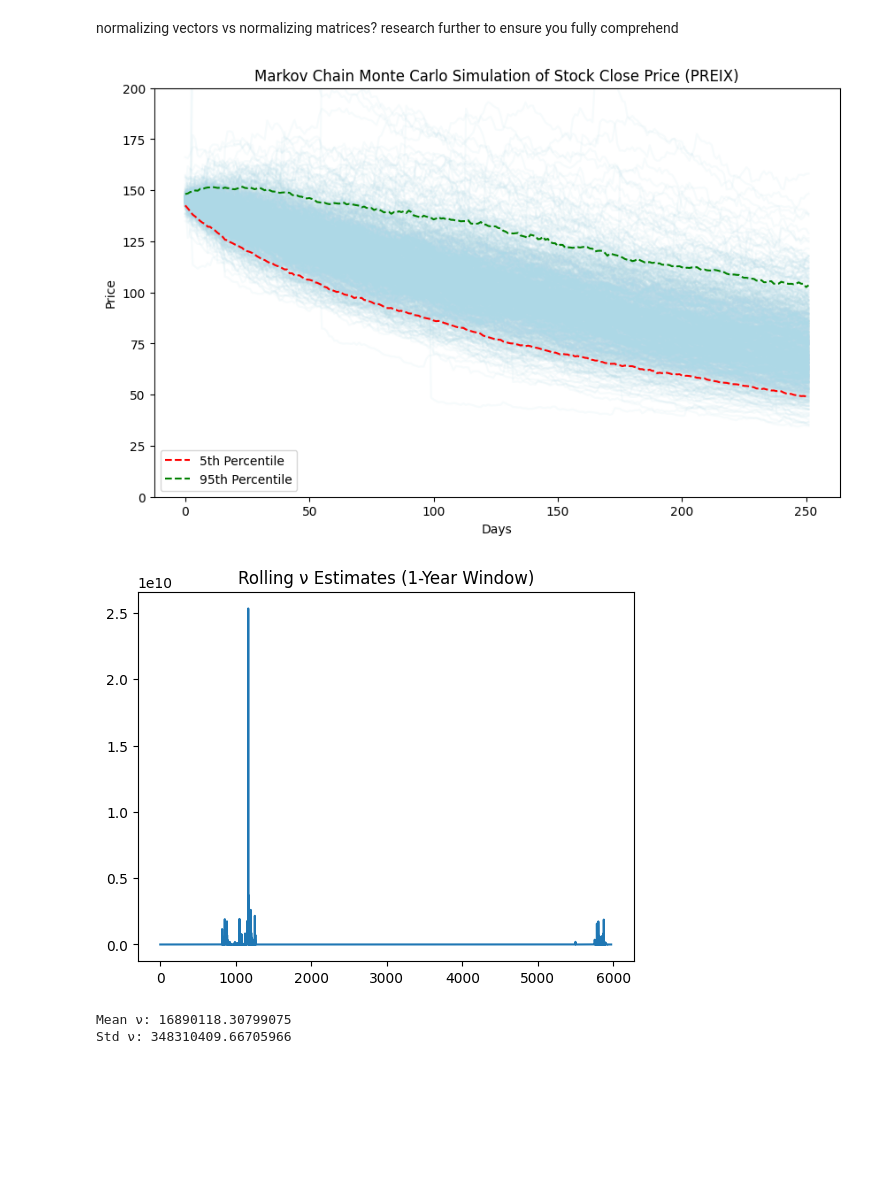
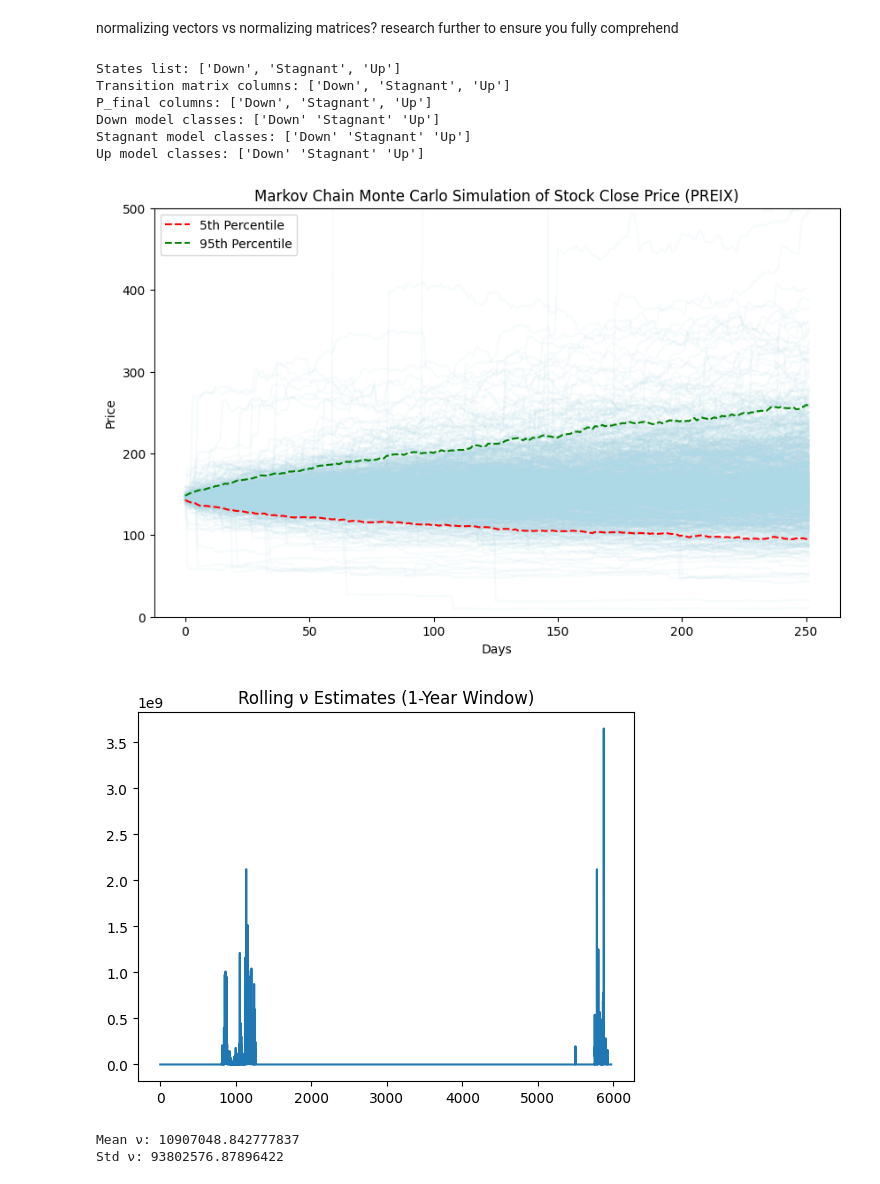
Before and after one commit to codeToad101/Equity-MCMC, a Jupyter notebook: calcVisual.ipynb, the cells around one changed output. Cells and saved outputs as stored; diff of their text form; code cells hidden in the pictures; blank space fills up the shorter version.

```diff
--- a/calcVisual.ipynb
+++ b/calcVisual.ipynb
@@ -27,6 +27,7 @@ def get_stock_data(ticker, max, start_date, end_date):
 stock_data = get_stock_data("PREIX", False,"2000-01-01", "2024-10-01")
 stock_data.asfreq('B').index  # set index frequency to business daliy
 stock_data['Daily Return'] = stock_data['Close'].pct_change()  # percentage return
+stock_data['Log Return'] = np.log(stock_data['Close'] / stock_data['Close'].shift(1))
 # %%
 #simple threshold determination (based on SD, mean, etc. -- to be experimented with)
 
@@ -128,10 +129,12 @@ transition_models = {}
 prev_state_aligned = stock_data.loc[transDet.index, 'Prev State']
 next_state_aligned = stock_data.loc[transDet.index, 'Markov State']
 
-states = prev_state_aligned.unique()
+states = ["Down", "Stagnant", "Up"]
 
 for state in states:
     idx = prev_state_aligned == state
+    assert len(X) == len(prev_state_aligned)
+    assert all(transDet.index == prev_state_aligned.index)
     X_state = X[idx]
     y_state = next_state_aligned[idx]
 
@@ -175,6 +178,8 @@ def build_transition_matrix(transition_models, X, prev_states, all_states):
 
         model = transition_models[state]
         idx = prev_states == state
+        assert len(X) == len(prev_state_aligned)
+        assert all(transDet.index == prev_state_aligned.index)
         X_state = X[idx]
 
         if len(X_state) == 0:
@@ -262,19 +235,19 @@ def find_equilibrium_from_matrix(P):
 
     return stationary
 
-P_model = build_transition_matrix(transition_models, transDet[features], prev_state_aligned, prev_state_aligned.unique())
+P_model = build_transition_matrix(transition_models, transDet[features], prev_state_aligned, states)
 state_order_target = ["Down", "Stagnant", "Up"]
 state_order_logistic = ["Stagnant", "Down", "Up"]
 
 P_model = pd.DataFrame(
     P_model,
-    index=state_order_logistic,
-    columns=state_order_logistic
-)
-P_model = P_model.reindex(
     index=state_order_target,
     columns=state_order_target
 )
+# P_model = P_model.reindex(
+#     index=state_order_target,
+#     columns=state_order_target
+# )
 
 alpha = 0.7
 empirical = pd.crosstab(
@@ -284,5 +257,5 @@ empirical = pd.crosstab(
 empirical = empirical.div(empirical.sum(axis=1), axis=0)
 P_final = alpha * P_model + (1 - alpha) * empirical
 equilibrium = find_equilibrium_from_matrix(P_final)
-print(P_final)
+print(P_model)
 # %% [output]
@@ -367,10 +340,24 @@ weighted avg      0.656     0.536     0.581       580
 # %% [markdown]
 normalizing vectors vs normalizing matrices? research further to ensure you fully comprehend
+# %%
+print("States list:", states)
+print("Transition matrix columns:", P_model.columns.tolist())
+print("P_final columns:", P_final.columns.tolist())
+
+for s in states:
+    print(f"{s} model classes:", transition_models[s].classes_)
+# %% [output]
+States list: ['Down', 'Stagnant', 'Up']
+Transition matrix columns: ['Down', 'Stagnant', 'Up']
+P_final columns: ['Down', 'Stagnant', 'Up']
+Down model classes: ['Down' 'Stagnant' 'Up']
+Stagnant model classes: ['Down' 'Stagnant' 'Up']
+Up model classes: ['Down' 'Stagnant' 'Up']
 # %%
 #mc sim
 
 # Fit the Student's t distribution to the returns data
-params = t.fit(stock_data['Daily Return'].dropna())
+params = t.fit(stock_data['Log Return'].dropna())
 
 # Get the parameters of the distribution
 df_t, mu, sigma = params
@@ -388,7 +375,7 @@ df_t, mu, sigma = params
 # from above
 #print("Transition Matrix:\n", transition_matrix)
 initial_price = stock_data['Close'].iloc[-1]  # Initial stock price
-states = ["Up", "Down", "Stagnant"]
+states = ["Down", "Stagnant", "Up"]
 
 # 4. Monte Carlo Simulation based on Markov Chain
 n_simulations = 1000  # Number of simulation paths
@@ -423,11 +410,11 @@ for sim in range(n_simulations):
         if len(simulated_returns) >= 253:
             feat_values = set_stock_data_simulation(simulated_returns[-253:], daily_return)
             x_today = scaler.transform(pd.DataFrame([feat_values], columns=features))
-            probs = transition_models[current_state].predict_proba(x_today)[0]
+            probs = transition_models[current_state, states].predict_proba(x_today)[0]
         else:
             today_features_df = pd.DataFrame([transDet.iloc[-1][features].values], columns=features)
             x_today = scaler.transform(today_features_df)
-            probs = P_final.loc[current_state].values
+            probs = P_final.loc[current_state, states].values
 
         # today_features_df = pd.DataFrame([transDet.iloc[-1][features].values], columns=features)
         # x_today = scaler.transform(today_features_df)
@@ -435,35 +422,35 @@ for sim in range(n_simulations):
         next_state = np.random.choice(states, p=probs)
         current_state = next_state
 
 
     # Cumulative price based on returns
     simulated_prices = initial_price * np.exp(np.cumsum(simulated_returns))
     simulated_paths.append(simulated_prices)
 
 # Convert the list of paths to a DataFrame
 simulated_paths_df = pd.DataFrame(simulated_paths).T
 
 # 5. Plotting the Monte Carlo simulation
 plt.figure(figsize=(10, 6))
 plt.plot(simulated_paths_df, color="lightblue", alpha=0.1)
 
 # Add 5% and 95% percentile lines
 percentiles_5 = simulated_paths_df.quantile(0.05, axis=1)
 percentiles_95 = simulated_paths_df.quantile(0.95, axis=1)
 
 plt.plot(percentiles_5, color="red", linestyle="--", label="5th Percentile")
 plt.plot(percentiles_95, color="green", linestyle="--", label="95th Percentile")
 
 # Add labels and title
 ticker = "PREIX" #demo ticker remember
 plt.title(f"Markov Chain Monte Carlo Simulation of Stock Close Price ({ticker})")
 plt.xlabel("Days")
 plt.ylabel("Price")
 plt.legend()
-plt.ylim(0, 200)
+plt.ylim(0, 500)
 plt.show()
 # %% [output]
-[figure, old version]
+[figure, new version]
 # %%
 window = 252
 nus = []
@@ -486,9 +473,9 @@ plt.show()
 print("Mean ν:", np.mean(nus))
 print("Std ν:", np.std(nus))
 # %% [output]
-[figure, old version]
+[figure, new version]
-Mean ν: 16890118.30799075
-Std ν: 348310409.66705966
+Mean ν: 10907048.842777837
+Std ν: 93802576.87896422
 # %%
 final_prices = simulated_paths_df.iloc[:, -1]
 
```
Also changed, not shown: parts of 11 cells of this notebook.
